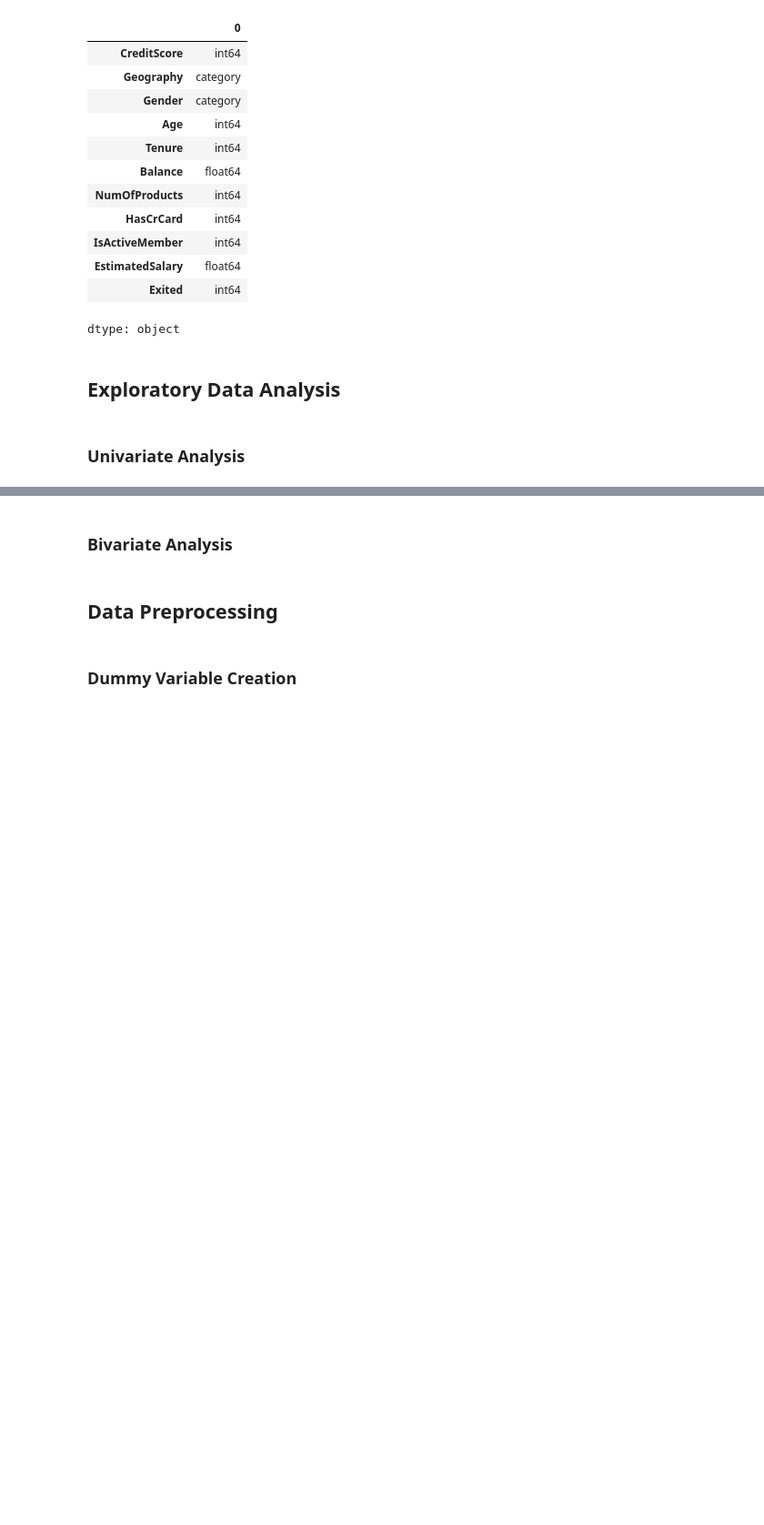
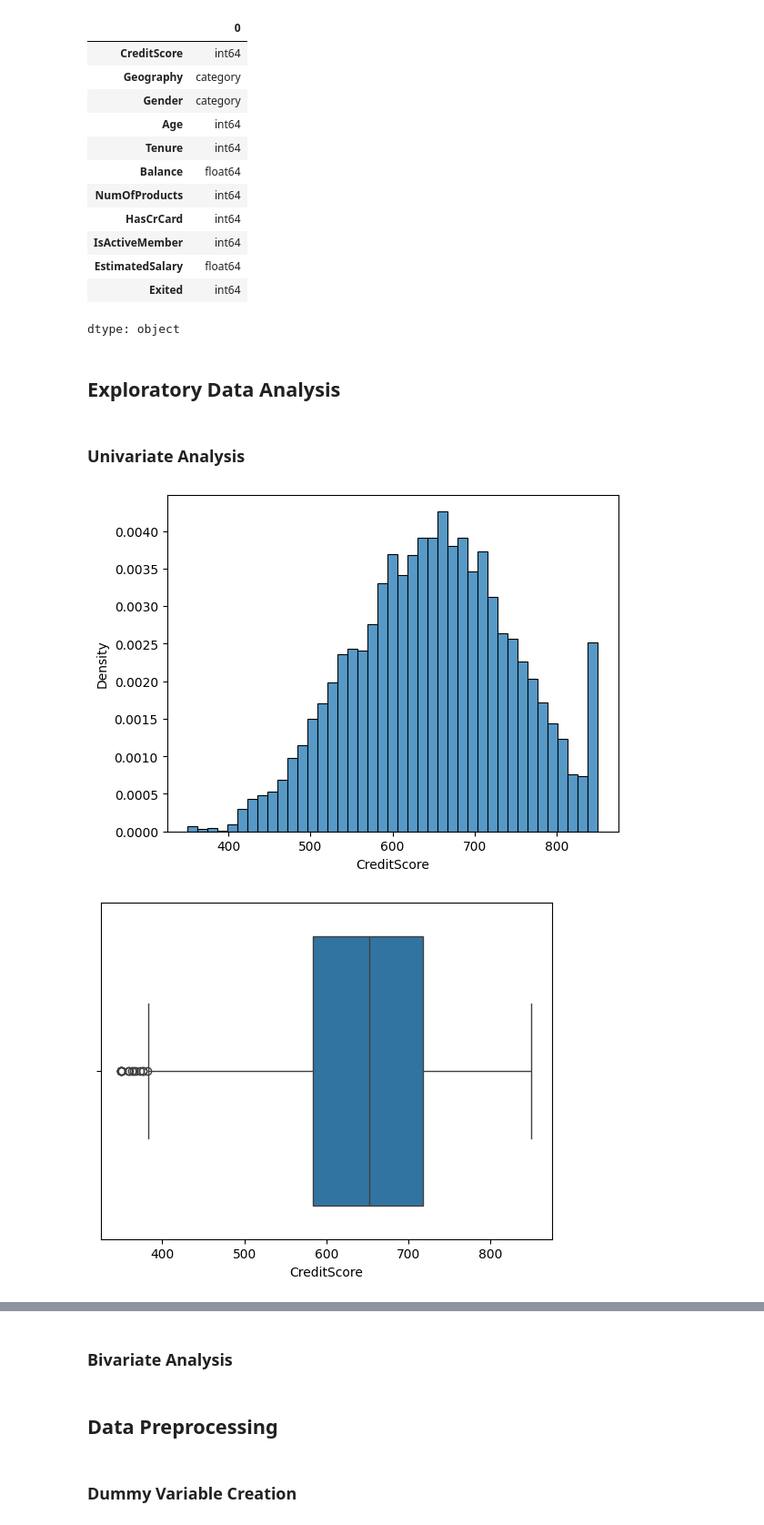
Before and after one commit to lhughey/AIML_Course, a Jupyter notebook: Project 4 - NN - Bank Churn Prediction/INN_Learner_Notebook_Full_code.ipynb, the cells around one changed output, grey strips where cells are left out. Shown at 91% size. Saved outputs shown, nothing was run; the diff lists cells and outputs as text; code cells hidden in the pictures; blank space fills up the shorter version.

```diff
--- a/Project 4 - NN - Bank Churn Prediction/INN_Learner_Notebook_Full_code.ipynb
+++ b/Project 4 - NN - Bank Churn Prediction/INN_Learner_Notebook_Full_code.ipynb
@@ -196,3 +203,11 @@ dtype: object
 ## Exploratory Data Analysis
 # %% [markdown]
 ### Univariate Analysis
+# %%
+sns.histplot(data=data,x='CreditScore',stat='density')
+plt.show()
+sns.boxplot(data=data,x='CreditScore')
+plt.show()
+# %% [output]
+[figure, added]
+[figure, added]
```
Also changed, not shown: parts of 6 cells of this notebook.
